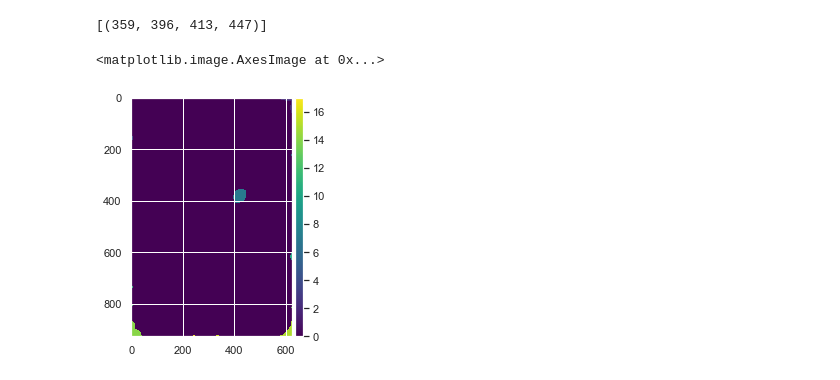
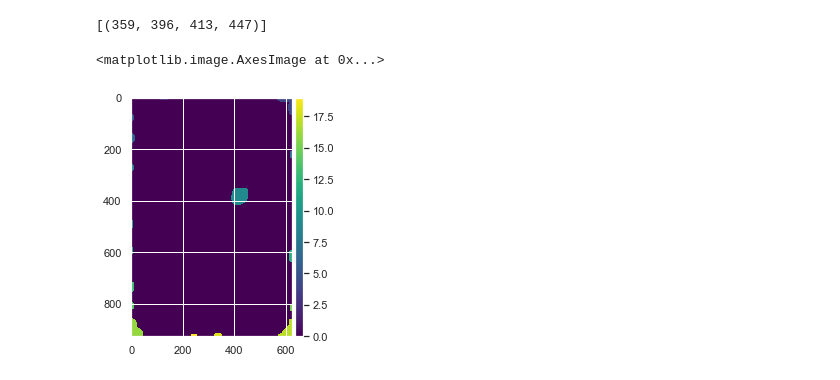
Before and after one commit to Colorado-State-University-Stasevich-Lab/frap_analysis, a Jupyter notebook: Spot_FRAP_Analyzer.ipynb, the cells around one changed output. Cells and saved outputs as stored; diff of their text form; code cells hidden in the pictures.

Commit message:
Fixed some bugs in import function

```diff
--- a/Spot_FRAP_Analyzer.ipynb
+++ b/Spot_FRAP_Analyzer.ipynb
@@ -85,6 +94,6 @@ def importSettings(import_filename, import_directory=working_directory):
         return []
     return settings
 # %%
-exportSettings(r"test_settings.csv", r"C:\Users\Hunter\Desktop\StasLabCode\FrapAnalysis") #Change so relative to global scope
-print(len(importSettings(r"test_settings.csv", r"C:\Users\Hunter\Desktop\StasLabCode\FrapAnalysis")))
-pixel_size,dt1,dt2,change_t_frame_num,frap_frame_num,bleach_dt,radial_bin_size,buffer,fit_up_to,frap_channel = importSettings(r"test_settings.csv", r"C:\Users\Hunter\Desktop\StasLabCode\FrapAnalysis")
+#exportSettings(r"test_settings.csv", r"C:\Users\Hunter\Desktop\StasLabCode\FrapAnalysis") #Change so relative to global scope
+#print(len(importSettings(r"test_settings.csv", r"C:\Users\Hunter\Desktop\StasLabCode\FrapAnalysis")))
+#pixel_size,dt1,dt2,change_t_frame_num,frap_frame_num,bleach_dt,radial_bin_size,buffer,fit_up_to,frap_channel = importSettings(r"test_settings.csv", r"C:\Users\Hunter\Desktop\StasLabCode\FrapAnalysis")
@@ -168,50 +174,47 @@ plt.show()
 # %%
 #https://medium.com/swlh/image-processing-with-python-connected-components-and-region-labeling-3eef1864b951
 
 '''
 square = np.array([[1,1,1],
                    [1,1,1],
                    [1,1,1]])
 def multi_dil(im, num, element=square):
     for i in range(num):
         im = dilation(im, element)
     return im
 def multi_ero(im, num, element=square):
     for i in range(num):
         im = erosion(im, element)
     return im
 multi_dilated = multi_dil(binarized, 7)
 area_closed = area_closing(multi_dilated, 50000)
 multi_eroded = multi_ero(area_closed, 7)
 opened = opening(multi_eroded)
 imshow(opened)
 
 
 label_im = label(opened)
 regions = regionprops(label_im)
 imshow(label_im)
 '''
-square = np.array([[1,1,1],
+def label_images(im, dil_num, ero_num=-1, closing_num = 50000, element = np.array([[1,1,1],
                    [1,1,1],
-                   [1,1,1]])
-def multi_dil(im, num, element=square):
-    for i in range(num):
-        im = dilation(im, element)
-    return im
-def multi_ero(im, num, element=square):
-    for i in range(num):
-        im = erosion(im, element)
-    return im
-multi_dilated = multi_dil(binarized_arr, 7) # was 7
-area_closed = area_closing(multi_dilated, 50000)
-multi_eroded = multi_ero(area_closed, 7)
-opened = opening(multi_eroded)
-imshow(opened)
+                   [1,1,1]])):
+    if ero_num == -1:
+        ero_num = dil_num
+    dil_im = im
+    for i in range(dil_num):
+        dil_im = dilation(dil_im, element)
+    close_im = area_closing(dil_im, closing_num)
+    ero_im = close_im #Can eliminate redundant variables if not desired for debugging
+    for i in range(ero_num):
+        eroIm = erosion(ero_im, element)
 
-
-label_im = label(opened)
-regions = regionprops(label_im)
-imshow(label_im)
+    opened_im = opening(ero_im)
+    label_im = label(opened_im)
+    return label_im
+labeled_im = label_images(binarized_arr, 7)
+imshow(labeled_im)
 # %% [output]
 <matplotlib.image.AxesImage at 0x...>
-[figure, old version]
+[figure, new version]
```
Also changed, not shown: parts of 4 cells of this notebook.
